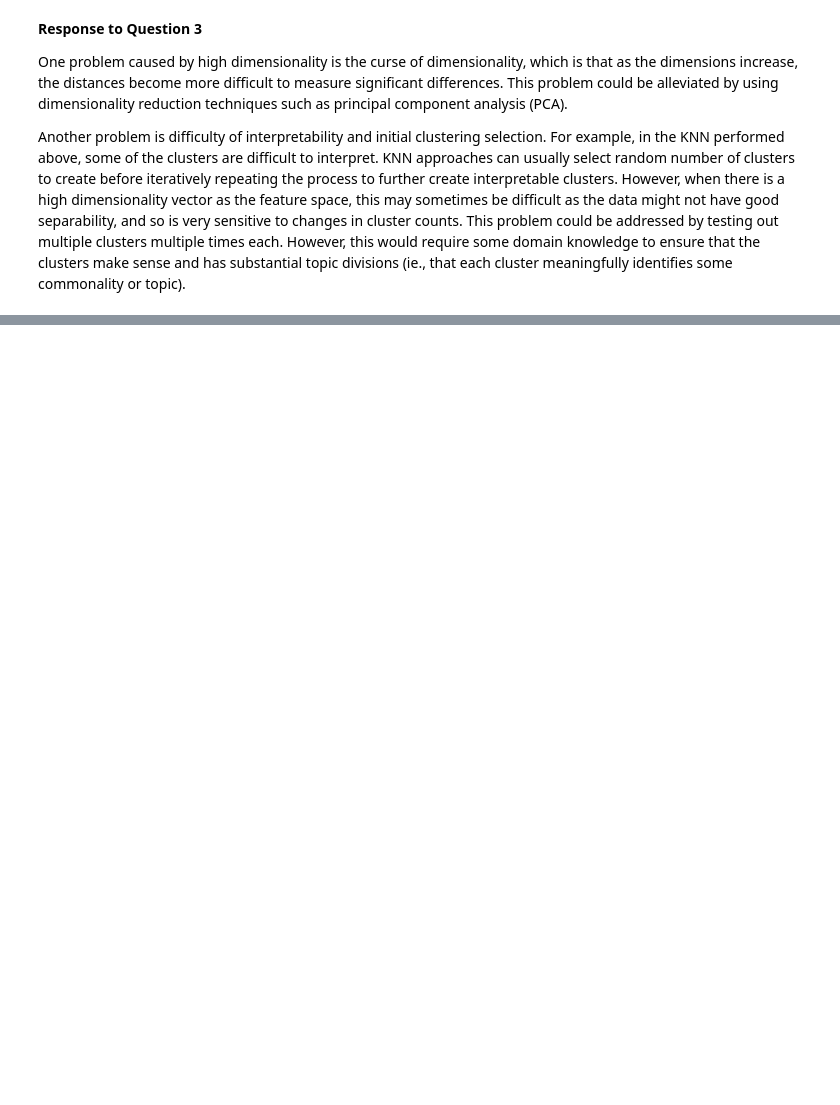
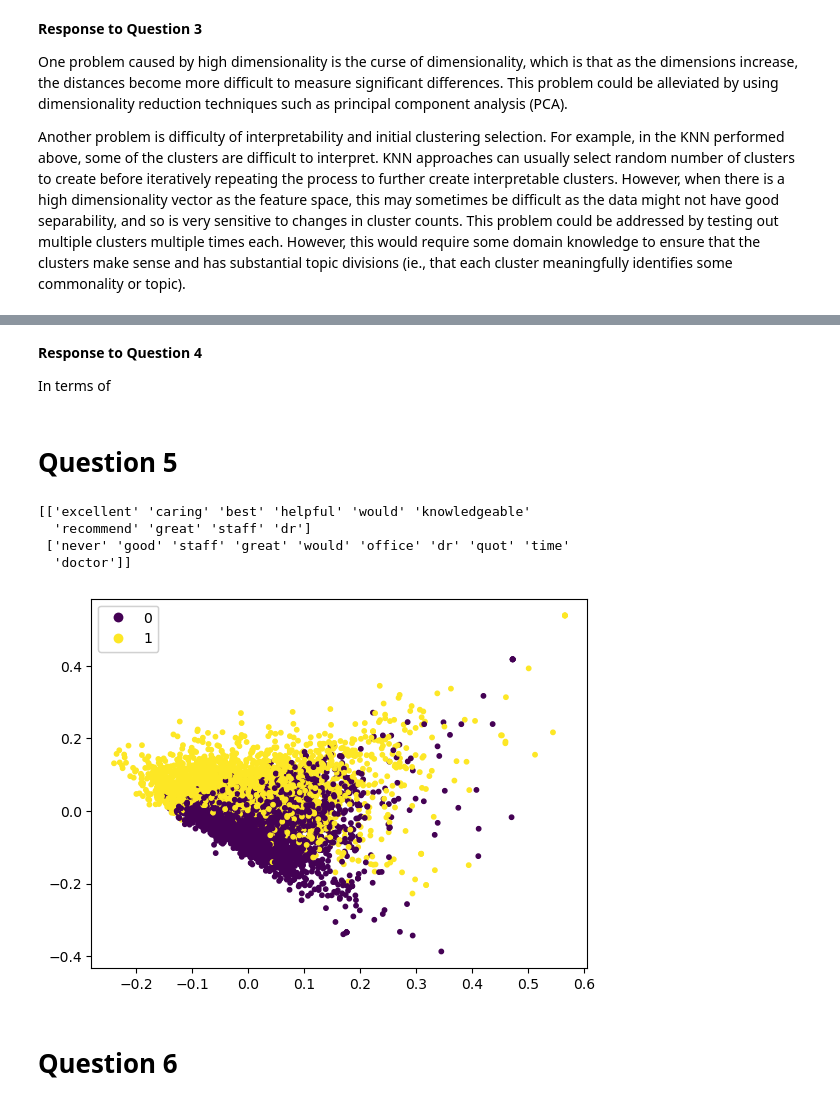
Before and after one commit to julehalim/assignment2BNLP4Health, a Jupyter notebook: NLP4Health_assignment2B_Halim.ipynb, the cells around one changed output, grey strips where cells are left out. Cells and saved outputs as stored; diff of their text form; code cells hidden in the pictures; blank space fills up the shorter version.

Commit message:
Question 6 Done

```diff
--- a/NLP4Health_assignment2B_Halim.ipynb
+++ b/NLP4Health_assignment2B_Halim.ipynb
@@ -100,20 +108,21 @@ WORD: recommend //TFIDF SCORE: 0.10845758131607795
 from sklearn.cluster import KMeans
 
 TFIDFVector=TfidfVectorizer()
+first10KRows=drReview[0:10000]
+first10KReviews=first10KRows['review-text-cleaned']
+tfidf=TFIDFVector.fit_transform(first10KReviews)
+features=TFIDFVector.get_feature_names_out()
 
 def kMeansFunc(clusterCount):
-    first10KRows=drReview[0:10000]
-    first10KReviews=first10KRows['review-text-cleaned']
-    tfidf=TFIDFVector.fit_transform(first10KReviews)
-    features=TFIDFVector.get_feature_names_out()
     km=KMeans(n_clusters=clusterCount,n_init='auto').fit(tfidf)
     top10Words=km.cluster_centers_.argsort()[:,-10:]
     print(f'With {clusterCount} Clusters:')
     print(features[top10Words])
+    return km
 
-kMeansFunc(2)
-kMeansFunc(3)
-kMeansFunc(5)
-kMeansFunc(10)
+kMeans2=kMeansFunc(2)
+kMeans3=kMeansFunc(3)
+kMeans5=kMeansFunc(5)
+kMeans10=kMeansFunc(10)
 # %% [output]
 With 2 Clusters:
@@ -141,0 +222,34 @@ Another problem is difficulty of interpretability and initial clustering selecti
+# %% [markdown]
+**Response to Question 4**
+
+In terms of
+# %% [markdown]
+# Question 5
+# %%
+## Question 5
+
+from sklearn.decomposition import PCA
+import matplotlib.pyplot as plt
+
+## The cluster is saved as kMeans2
+## To get the features do the following:
+# features[kMeans2.cluster_centers_.argsort()]
+def PCAPlot(kMeans):
+    PCA2dim=PCA(n_components=2).fit_transform(tfidf.toarray())
+    fig,ax=plt.subplots()
+    scatter=ax.scatter(PCA2dim[:,0],PCA2dim[:,1],c=kMeans.labels_,s=10)
+    legend1 = ax.legend(*scatter.legend_elements(),
+                        loc="upper left", title="")
+    ax.add_artist(legend1)
+
+PCAPlot(kMeans2)
+top10WordsIndex=kMeans2.cluster_centers_.argsort()[:,-10:]
+print(features[top10WordsIndex])
+# %% [output]
+[['excellent' 'caring' 'best' 'helpful' 'would' 'knowledgeable'
+  'recommend' 'great' 'staff' 'dr']
+ ['never' 'good' 'staff' 'great' 'would' 'office' 'dr' 'quot' 'time'
+  'doctor']]
+[figure, added]
+# %% [markdown]
+# Question 6
```
Also changed, not shown: parts of 11 cells of this notebook.
